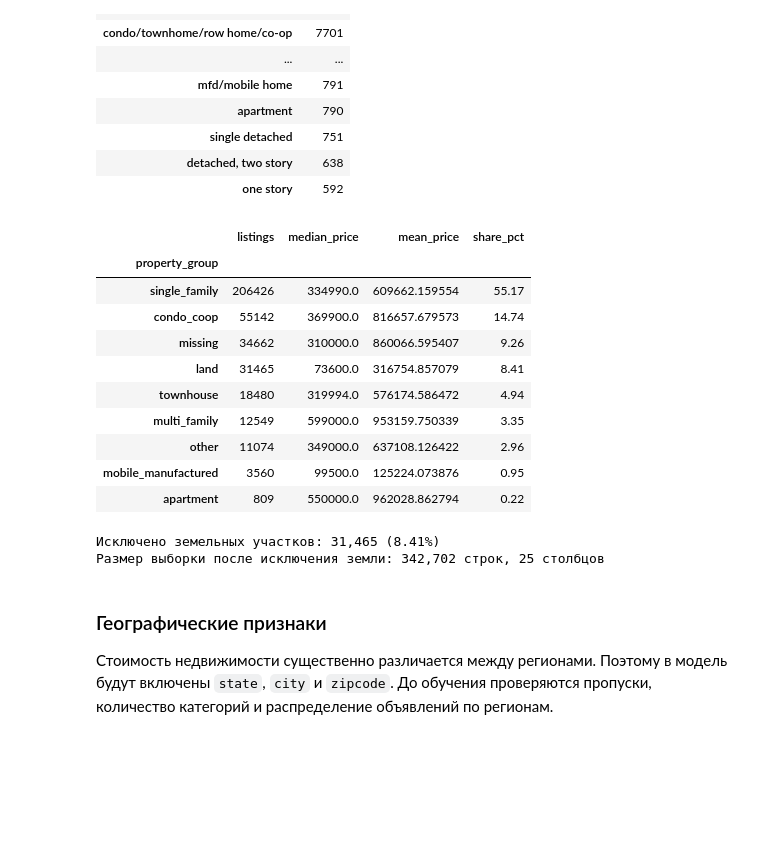
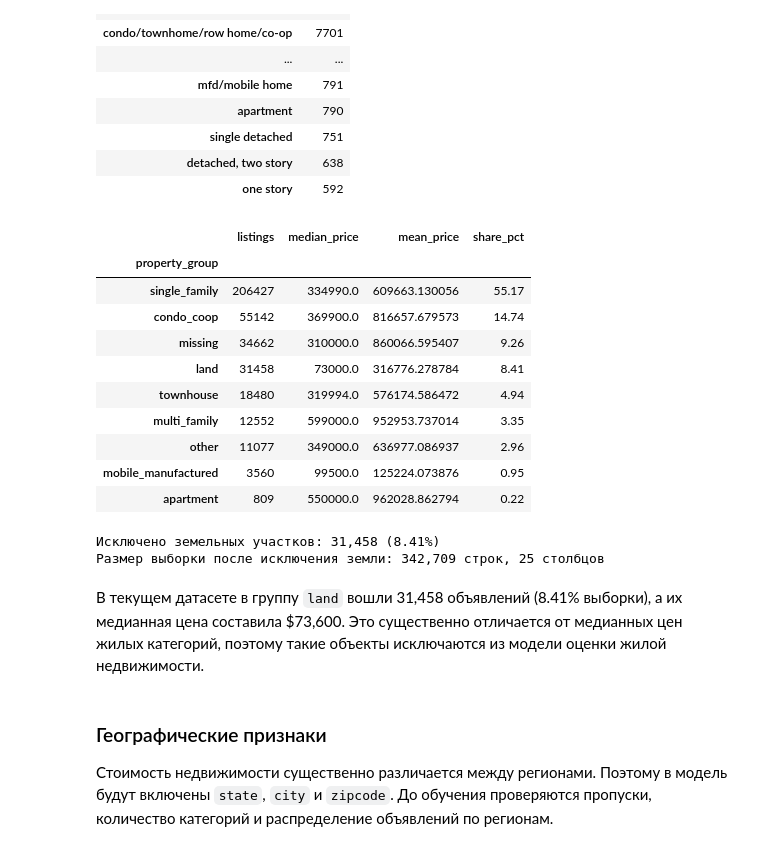
Before and after one commit to Aleksandr219-0/sf_data_science, a Jupyter notebook: Итоговый проект первого года обучения/DS.ipynb, the cells around one changed output. Cells and saved outputs as stored; diff of their text form; code cells hidden in the pictures; blank space fills up the shorter version.

```diff
--- a/Итоговый проект первого года обучения/DS.ipynb
+++ b/Итоговый проект первого года обучения/DS.ipynb
@@ -445,6 +463,8 @@ def parse_stories(value) -> float:
 
     if text in {'', '--', 'nan', 'none'}:
         return np.nan
+    if text == 'studio':
+        return 0.0
 
     patterns = [
         r'(\d+(?:\.\d+)?)\s*(?:stories|story|storeys|storey)\b',
@@ -527,7 +547,7 @@ display(parse_check)
 
 valid_ranges = {
     'sqft_num': (100, 50_000),
-    'beds_num': (1, 30),
+    'beds_num': (0, 30),
     'baths_num': (0.5, 30),
     'stories_num': (1, 10)
 }
@@ -717,7 +731,7 @@ def group_property_type(value: str) -> str:
     if text in {'', 'missing', 'nan', 'none'}:
         return 'missing'
 
-    if 'land' in text or 'lot' in text:
+    if re.search(r'\b(?:land|lot)\b', text):
         return 'land'
 
     if 'condo' in text or 'coop' in text or 'co-op' in text:
@@ -750,40 +764,40 @@ def group_property_type(value: str) -> str:
     ):
         return 'single_family'
 
     return 'other'
 
 
 sales_df['property_group'] = property_type.apply(group_property_type)
 
 property_summary = (
     sales_df
     .groupby('property_group', dropna=False)
     .agg(
         listings=('price', 'size'),
         median_price=('price', 'median'),
         mean_price=('price', 'mean')
     )
     .sort_values('listings', ascending=False)
 )
 
 property_summary['share_pct'] = (
     property_summary['listings']
     .div(len(sales_df))
     .mul(100)
     .round(2)
 )
 
 display(property_summary)
 # %% [output]
 |  | listings | median_price | mean_price | share_pct |
 | property_group |  |  |  |  |
-| single_family | 206426 | 334990.0 | 609662.159554 | 55.17 |
+| single_family | 206427 | 334990.0 | 609663.130056 | 55.17 |
 | condo_coop | 55142 | 369900.0 | 816657.679573 | 14.74 |
 | missing | 34662 | 310000.0 | 860066.595407 | 9.26 |
-| land | 31465 | 73600.0 | 316754.857079 | 8.41 |
+| land | 31458 | 73000.0 | 316776.278784 | 8.41 |
 | townhouse | 18480 | 319994.0 | 576174.586472 | 4.94 |
-| multi_family | 12549 | 599000.0 | 953159.750339 | 3.35 |
-| other | 11074 | 349000.0 | 637108.126422 | 2.96 |
+| multi_family | 12552 | 599000.0 | 952953.737014 | 3.35 |
+| other | 11077 | 349000.0 | 636977.086937 | 2.96 |
 | mobile_manufactured | 3560 | 99500.0 | 125224.073876 | 0.95 |
 | apartment | 809 | 550000.0 | 962028.862794 | 0.22 |
 # %%
@@ -800,8 +814,10 @@ sales_df = sales_df.loc[
 print(f'Исключено земельных участков: {land_count:,} ({land_share:.2f}%)')
 print(f'Размер выборки после исключения земли: {sales_df.shape[0]:,} строк, {sales_df.shape[1]} столбцов')
 # %% [output]
-Исключено земельных участков: 31,465 (8.41%)
-Размер выборки после исключения земли: 342,702 строк, 25 столбцов
+Исключено земельных участков: 31,458 (8.41%)
+Размер выборки после исключения земли: 342,709 строк, 25 столбцов
+# %% [markdown]
+В текущем датасете в группу `land` вошли 31,458 объявлений (8.41% выборки), а их медианная цена составила $73,600. Это существенно отличается от медианных цен жилых категорий, поэтому такие объекты исключаются из модели оценки жилой недвижимости.
 # %% [markdown]
 ### Географические признаки
 
```
Also changed, not shown: parts of 70 cells of this notebook, 1 other file.
